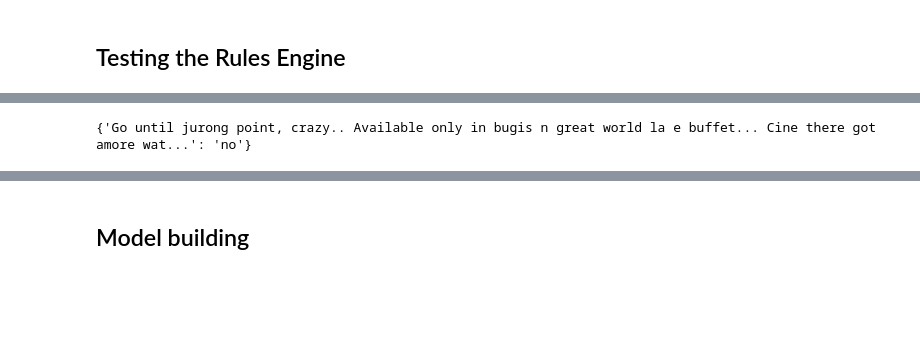
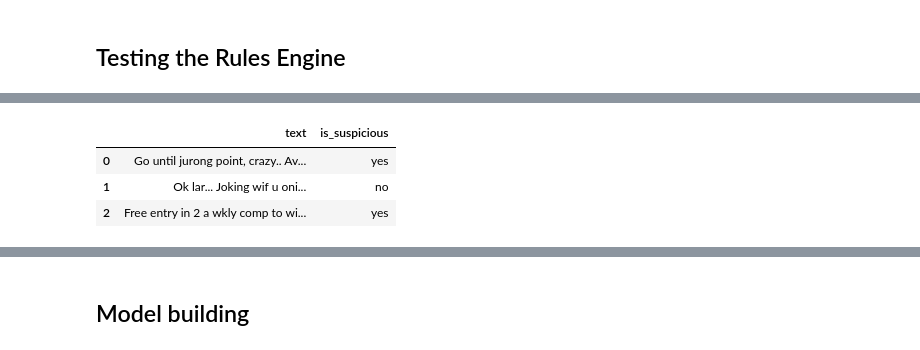
Before and after one commit to SheshamJoseph/Hybrid_SE_system, a Jupyter notebook: cse_detection.ipynb, the cells around one changed output, grey strips where cells are left out. Saved outputs shown, nothing was run; the diff lists cells and outputs as text; code cells hidden in the pictures; blank space fills up the shorter version.

```diff
--- a/cse_detection.ipynb
+++ b/cse_detection.ipynb
@@ -579,7 +579,10 @@ Loaded common words...
 str
 # %%
-test = engine.predict(dataset_text[0])
+test = engine.predict(dataset_text[:3])
 test
 # %% [output]
-{'Go until jurong point, crazy.. Available only in bugis n great world la e buffet... Cine there got amore wat...': 'no'}
+|  | text | is_suspicious |
+| 0 | Go until jurong point, crazy.. Av... | yes |
+| 1 | Ok lar... Joking wif u oni... | no |
+| 2 | Free entry in 2 a wkly comp to wi... | yes |
 # %%
```
Also changed, not shown: parts of 13 cells of this notebook.
